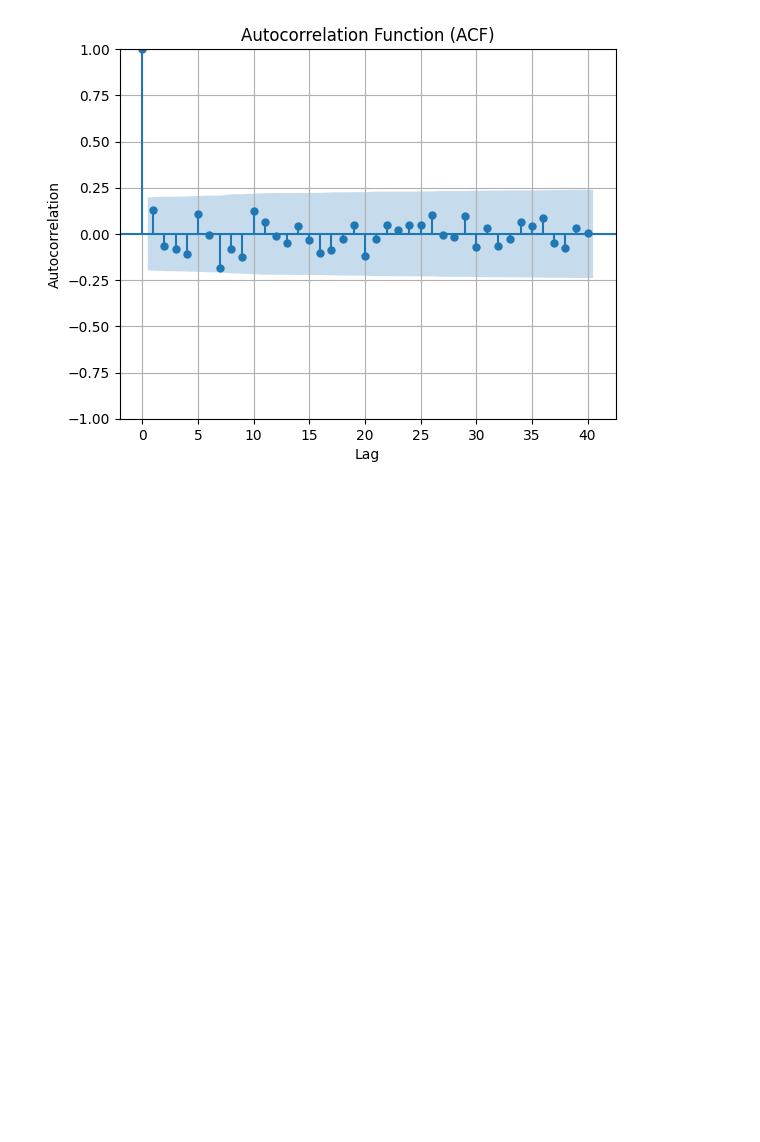
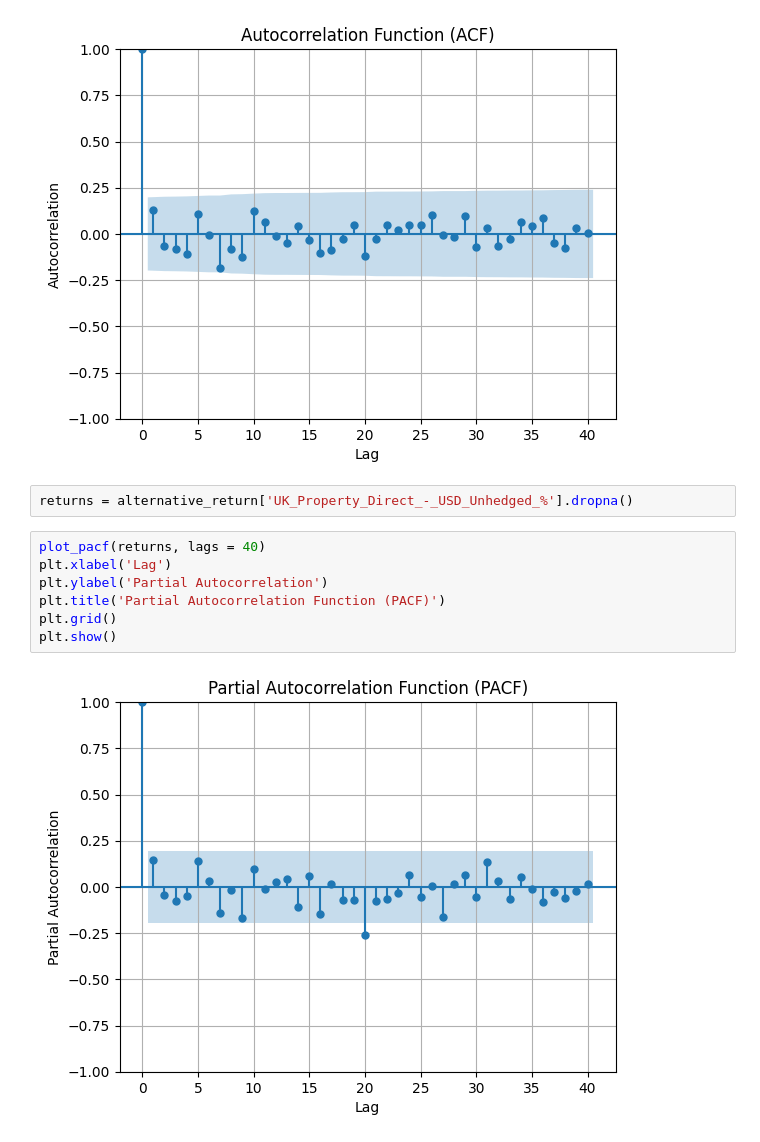
Before and after one commit to Perann/STAT_APP, a Jupyter notebook: Statistiques.ipynb, the cells around one changed output. Cells and saved outputs as stored; diff of their text form; blank space fills up the shorter version.

```diff
--- a/Statistiques.ipynb
+++ b/Statistiques.ipynb
@@ -123,3 +123,14 @@ plt.grid()
 plt.show()
 # %% [output]
 [figure]
+# %%
+returns = alternative_return['UK_Property_Direct_-_USD_Unhedged_%'].dropna()
+# %%
+plot_pacf(returns, lags = 40)
+plt.xlabel('Lag')
+plt.ylabel('Partial Autocorrelation')
+plt.title('Partial Autocorrelation Function (PACF)')
+plt.grid()
+plt.show()
+# %% [output]
+[figure, added]
```
Also changed, not shown: parts of 11 cells of this notebook.
